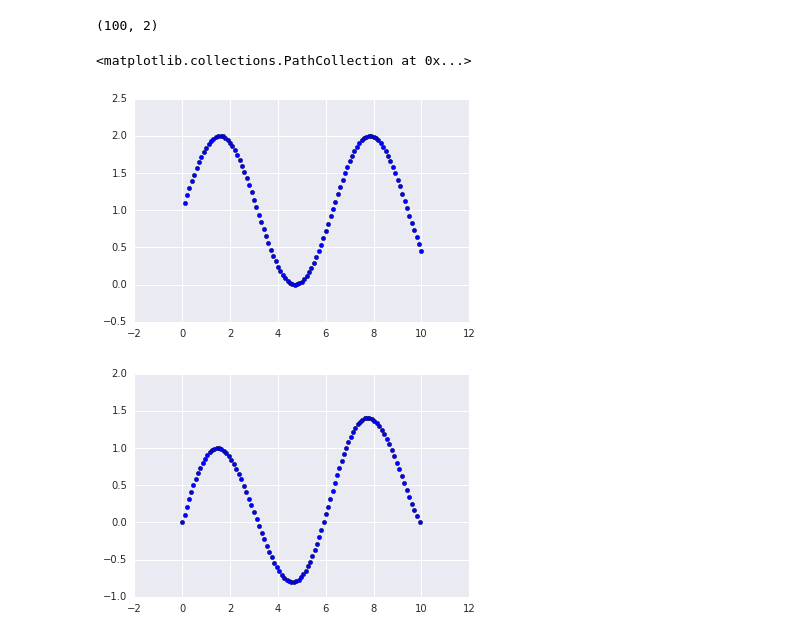
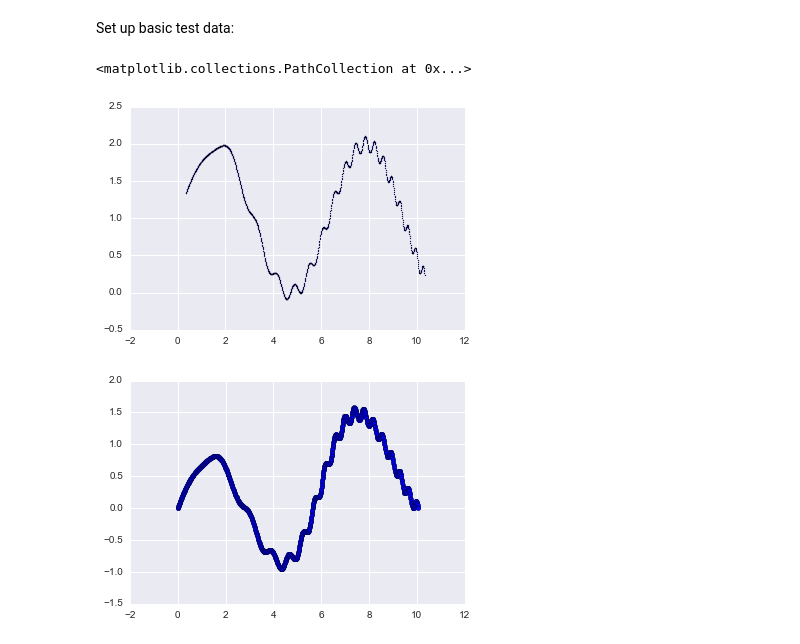
Before and after one commit to HackTheStacks/TeamDarWin-darwin-cluster, a Jupyter notebook: line_analysis.ipynb, the cells around one changed output. Saved outputs shown, nothing was run; the diff lists cells and outputs as text; code cells hidden in the pictures.

```diff
--- a/line_analysis.ipynb
+++ b/line_analysis.ipynb
@@ -3,19 +10,20 @@ Make some test data
+# %% [markdown]
+Set up basic test data:
 # %%
 import numpy as np
 import matplotlib.pyplot as plt
 import seaborn as sns
 %matplotlib inline
 
-X = np.arange(0,10,0.1)+0.1
-Y = np.sin(X) + 1
+SMOOTHING_FACTOR = 30
+
+X = np.arange(0,10,0.01)+0.34
+Y = np.sin(X) + 0.1 * np.sin(X**2+3) + 1
 testdata = np.array([X,Y]).T
-print(testdata.shape)
-
-plt.scatter(testdata[:,0],testdata[:,1])
+plt.scatter(testdata[:,0],testdata[:,1], s=1)
 # %% [output]
-(100, 2)
+<matplotlib.collections.PathCollection at 0x...>
-<matplotlib.collections.PathCollection at 0x...>
-[figure, old version]
+[figure, new version]
 # %%
 def axis_align(inputdata):
     # Translate leftermost point to the origin
@@ -39,4 +47,4 @@ def axis_align(inputdata):
 
 aligned_data = axis_align(testdata)
 # %% [output]
-[figure, old version]
+[figure, new version]
```
Also changed, not shown: parts of 5 cells of this notebook.
